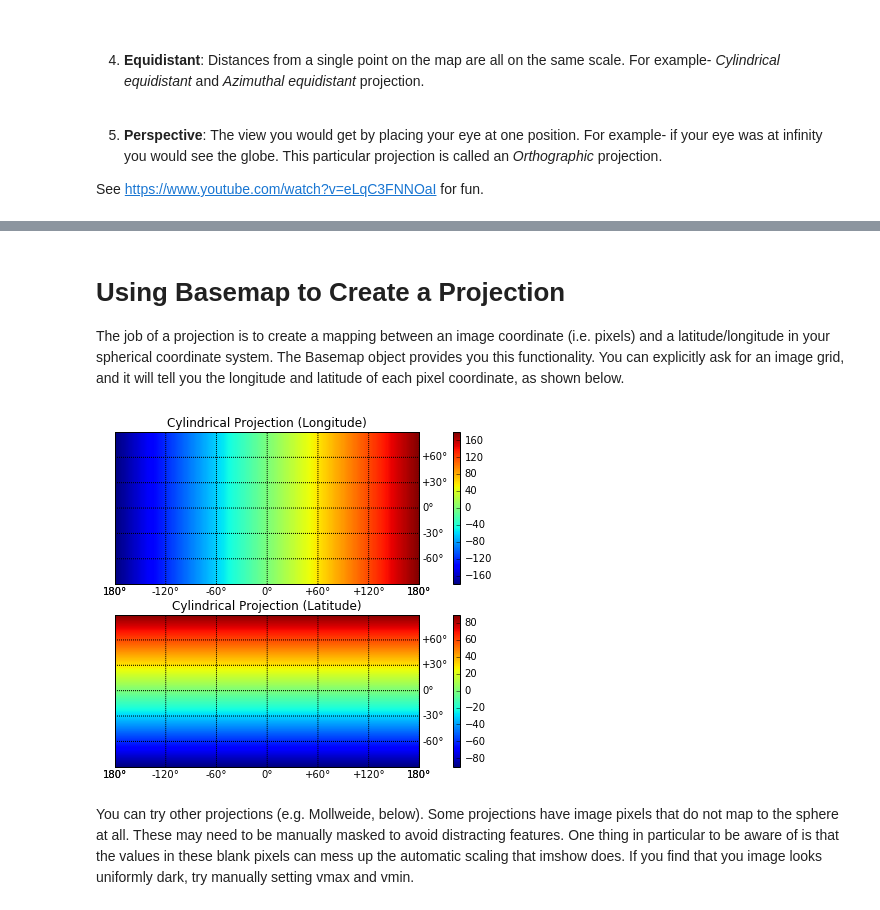
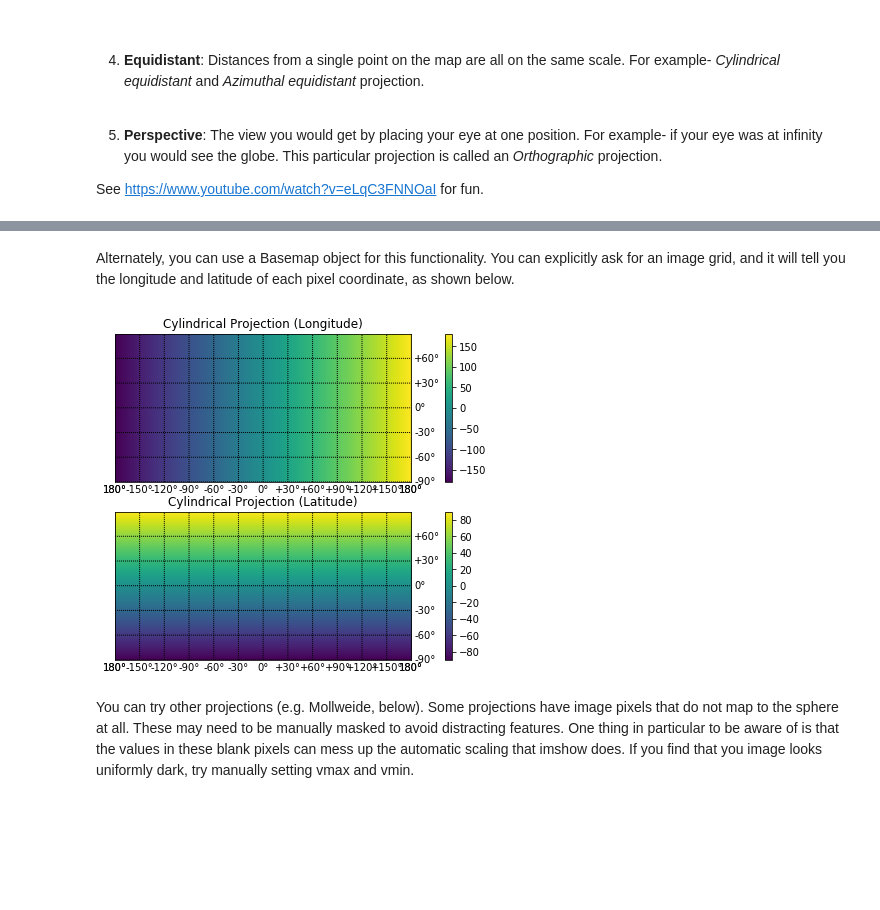
Before and after one commit to AaronParsons/ugradio, a Jupyter notebook: jupyter_tutorials/lab4/map_projections.ipynb, the cells around one changed output, grey strips where cells are left out. Saved outputs shown, nothing was run; the diff lists cells and outputs as text; code cells hidden in the pictures; blank space fills up the shorter version.

```diff
--- a/jupyter_tutorials/lab4/map_projections.ipynb
+++ b/jupyter_tutorials/lab4/map_projections.ipynb
@@ -21,0 +28,20 @@ See https://www.youtube.com/watch?v=eLqC3FNNOaI for fun.
+# %%
+NLON,NLAT = 1000, 500 # the number of pixels in longitude and latitude
+xs,ys = np.indices((NLAT,NLON)) # get the array indices for each pixel
+lats = (xs - NLAT/2) * 180 / NLAT # scale [0:NLAT) to [-90:90)
+lons = (ys - NLON/2) * 360 / NLON # scale [0:NLON) to [-180:180)
+
+plt.figure(figsize=(12,6))
+plt.subplot(211)
+
+plt.title('Cylindrical Projection (Longitude)')
+plt.imshow(lons, origin='lower', extent=(-180,180,-90,90))
+plt.grid()
+plt.colorbar()
+
+plt.subplot(212)
+plt.title('Cylindrical Projection (Latitude)')
+plt.imshow(lats, origin='lower', extent=(-180,180,-90,90))
+plt.grid()
+plt.colorbar()
+plt.show()
@@ -22,32 +50,31 @@ See https://www.youtube.com/watch?v=eLqC3FNNOaI for fun.
 # %% [markdown]
-# Using Basemap to Create a Projection
-
-The job of a projection is to create a mapping between an image coordinate (i.e.
-pixels) and a latitude/longitude in your spherical coordinate system.  The Basemap
-object provides you this functionality.  You can explicitly ask for an image grid, and
+Alternately, you can use a Basemap
+object for this functionality.  You can explicitly ask for an image grid, and
 it will tell you the longitude and latitude of each pixel coordinate, as shown below.
 # %%
 m = Basemap(projection='cyl') # Cylindrical projection
-lons,lats = m.makegrid(1000,500) # 1000 lons by 500 lats
+lons,lats = m.makegrid(NLON,NLAT)
+lon_lines = np.arange(-180,180,30) # draw longitude lines every 30 degrees
+lat_lines = np.arange(-90,90,30) # draw latitude lines every 30 degrees
 
 plt.figure(figsize=(12,6))
 plt.subplot(211)
 
 plt.title('Cylindrical Projection (Longitude)')
 m.imshow(lons)
-m.drawmeridians(np.arange(-180, 180, 60), labels=[0,0,0,1], labelstyle='+/-')
-m.drawparallels(np.arange(-90,90,30)[1:], labels=[0,1,0,0], labelstyle='+/-')
+m.drawmeridians(lon_lines, labels=[0,0,0,1], labelstyle='+/-')
+m.drawparallels(lat_lines, labels=[0,1,0,0], labelstyle='+/-')
 plt.colorbar()
 
 plt.subplot(212)
 plt.title('Cylindrical Projection (Latitude)')
 m.imshow(lats)
-m.drawmeridians(np.arange(-180, 180, 60), labels=[0,0,0,1], labelstyle='+/-')
-m.drawparallels(np.arange(-90,90,30)[1:], labels=[0,1,0,0], labelstyle='+/-')
+m.drawmeridians(lon_lines, labels=[0,0,0,1], labelstyle='+/-')
+m.drawparallels(lat_lines, labels=[0,1,0,0], labelstyle='+/-')
 plt.colorbar()
 plt.show()
 # %% [output]
-[figure, old version]
+[figure, new version]
 # %% [markdown]
 You can try other projections (e.g. Mollweide, below).  Some projections have image pixels that
 do not map to the sphere at all.  These may need to be manually masked to avoid distracting features.
```
Also changed, not shown: parts of 9 cells of this notebook, 4 other files.
